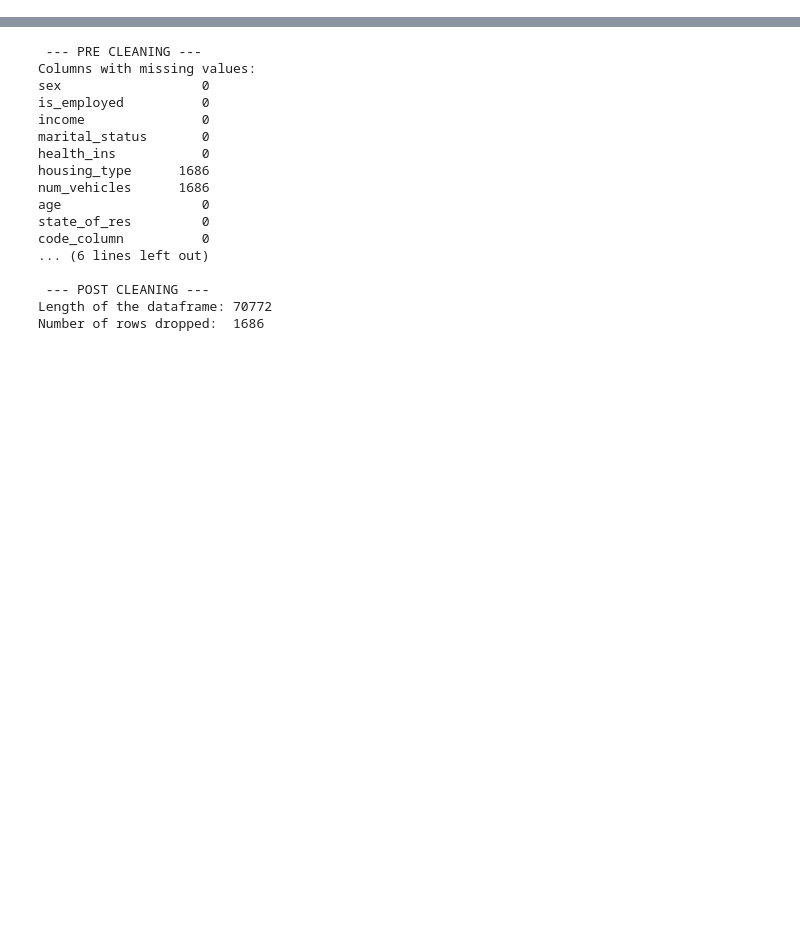
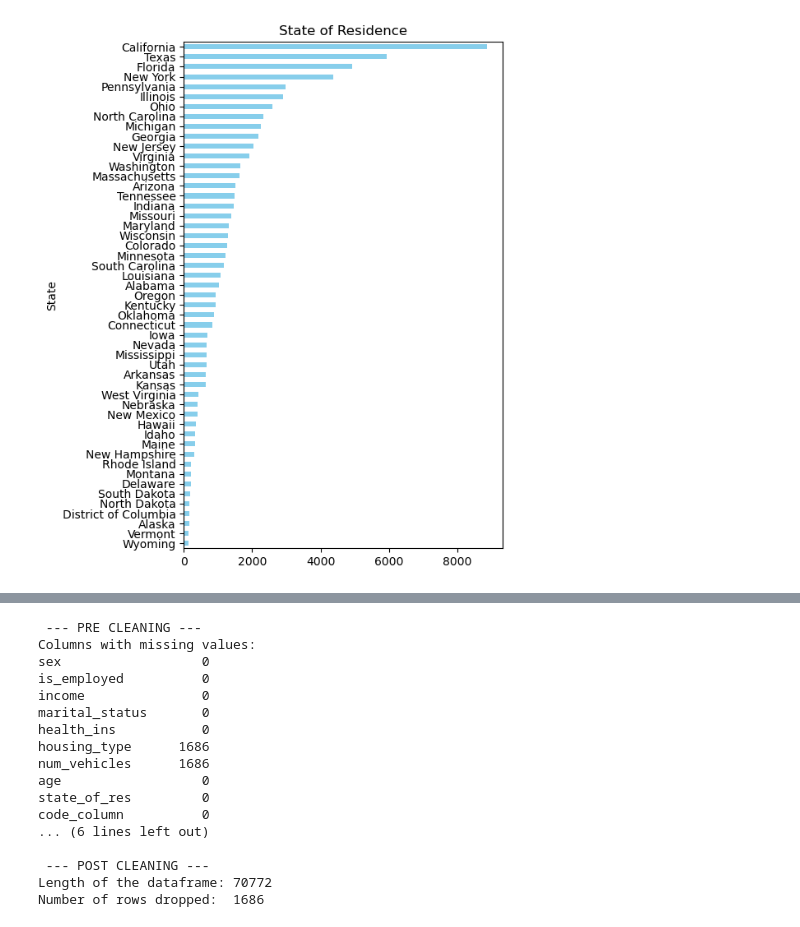
Before and after one commit to joaopecomonteiro/trabalho_ids, a Jupyter notebook: processing.ipynb, the cells around one changed output, grey strips where cells are left out. Cells and saved outputs as stored; diff of their text form; code cells hidden in the pictures; blank space fills up the shorter version.

```diff
--- a/processing.ipynb
+++ b/processing.ipynb
@@ -0,0 +46,8 @@
+# %%
+fig, ax = plt.subplots(figsize=(5, 8))
+data['state_of_res'].value_counts().sort_values().plot(kind='barh', color='skyblue', ax=ax)
+plt.title('State of Residence')
+plt.ylabel('State')
+plt.show()
+# %% [output]
+[figure, added]
```
Also changed, not shown: parts of 44 cells of this notebook, 4 other files.
